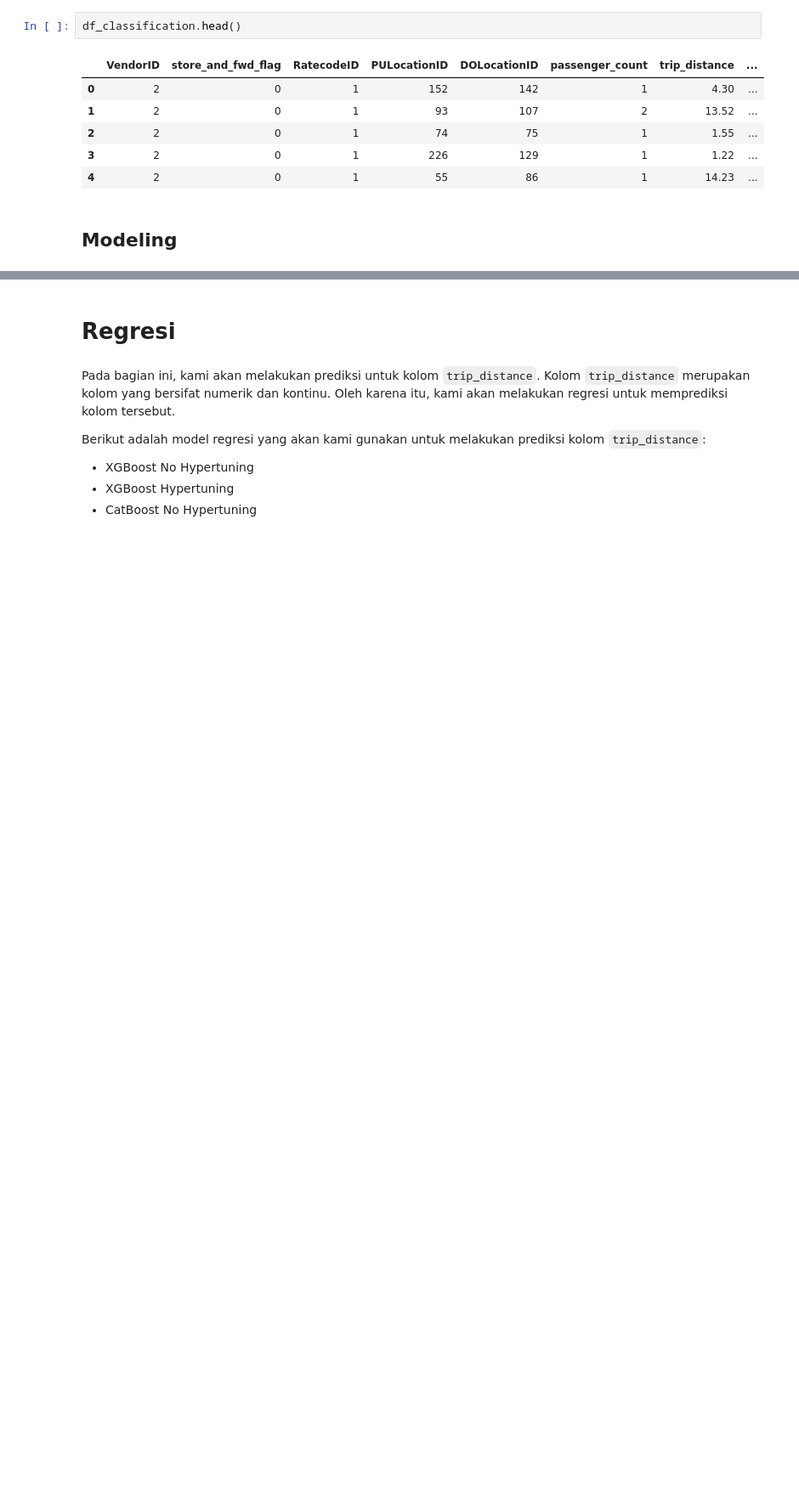
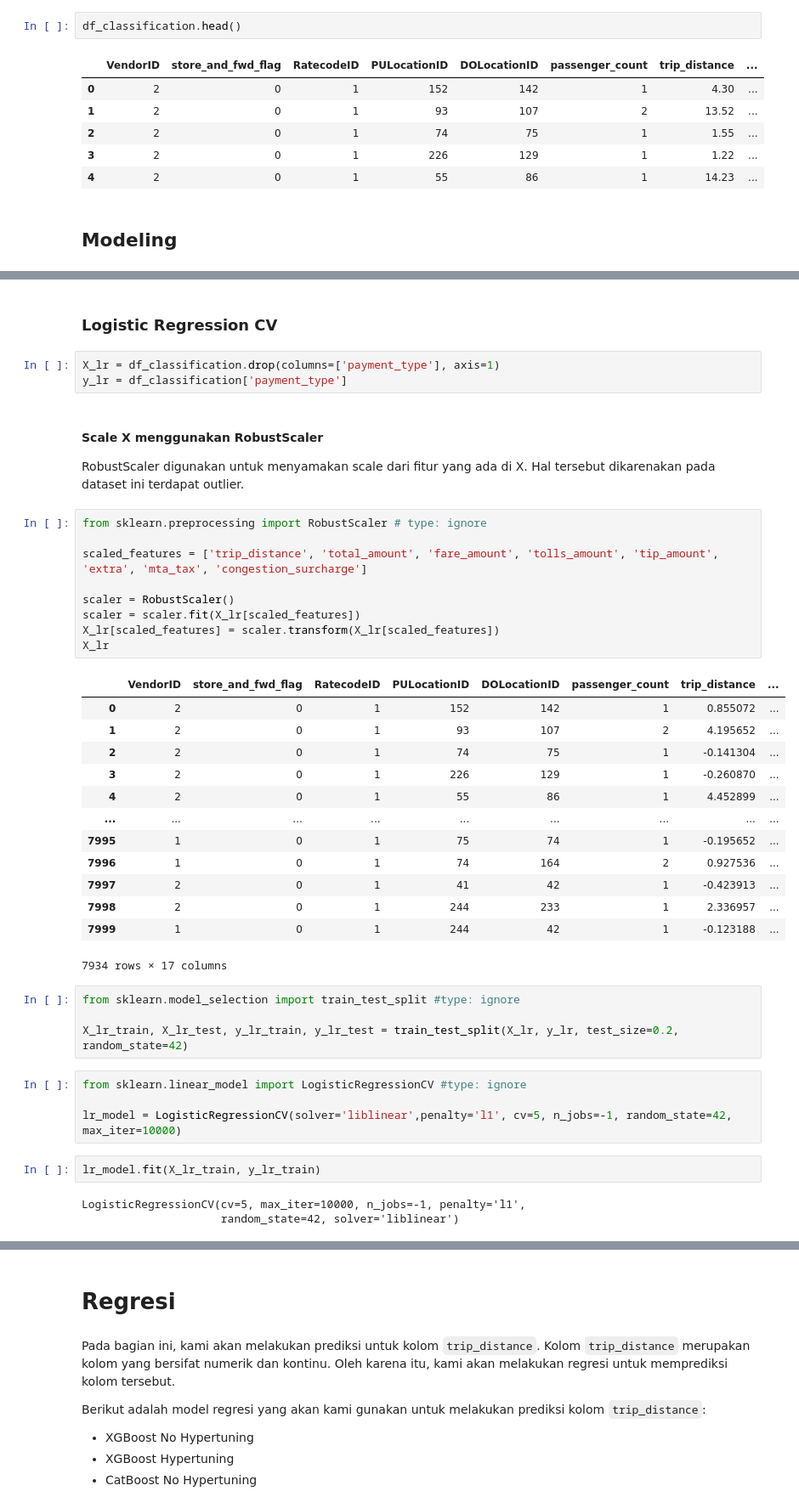
Before and after one commit to kasdead-4432/kasdead, a Jupyter notebook: final/kasdead.ipynb, the cells around one changed output, grey strips where cells are left out. Shown at 85% size. Cells and saved outputs as stored; diff of their text form; blank space fills up the shorter version.

Commit message:
Regression Done

```diff
--- a/final/kasdead.ipynb
+++ b/final/kasdead.ipynb
@@ -431,0 +449,45 @@ df_classification.head()
+# %% [markdown]
+### Logistic Regression CV
+# %%
+X_lr = df_classification.drop(columns=['payment_type'], axis=1)
+y_lr = df_classification['payment_type']
+# %% [markdown]
+#### Scale X menggunakan RobustScaler
+
+RobustScaler digunakan untuk menyamakan scale dari fitur yang ada di X. Hal tersebut dikarenakan pada dataset ini terdapat outlier.
+# %%
+from sklearn.preprocessing import RobustScaler # type: ignore
+
+scaled_features = ['trip_distance', 'total_amount', 'fare_amount', 'tolls_amount', 'tip_amount', 'extra', 'mta_tax', 'congestion_surcharge']
+
+scaler = RobustScaler()
+scaler = scaler.fit(X_lr[scaled_features])
+X_lr[scaled_features] = scaler.transform(X_lr[scaled_features])
+X_lr
+# %% [output]
+|  | VendorID | store_and_fwd_flag | RatecodeID | PULocationID | DOLocationID | passenger_count | trip_distance | ... |
+| 0 | 2 | 0 | 1 | 152 | 142 | 1 | 0.855072 | ... |
+| 1 | 2 | 0 | 1 | 93 | 107 | 2 | 4.195652 | ... |
+| 2 | 2 | 0 | 1 | 74 | 75 | 1 | -0.141304 | ... |
+| 3 | 2 | 0 | 1 | 226 | 129 | 1 | -0.260870 | ... |
+| 4 | 2 | 0 | 1 | 55 | 86 | 1 | 4.452899 | ... |
+| ... | ... | ... | ... | ... | ... | ... | ... | ... |
+| 7995 | 1 | 0 | 1 | 75 | 74 | 1 | -0.195652 | ... |
+| 7996 | 1 | 0 | 1 | 74 | 164 | 2 | 0.927536 | ... |
+| 7997 | 2 | 0 | 1 | 41 | 42 | 1 | -0.423913 | ... |
+| 7998 | 2 | 0 | 1 | 244 | 233 | 1 | 2.336957 | ... |
+| 7999 | 1 | 0 | 1 | 244 | 42 | 1 | -0.123188 | ... |
+7934 rows × 17 columns
+# %%
+from sklearn.model_selection import train_test_split #type: ignore
+
+X_lr_train, X_lr_test, y_lr_train, y_lr_test = train_test_split(X_lr, y_lr, test_size=0.2, random_state=42)
+# %%
+from sklearn.linear_model import LogisticRegressionCV #type: ignore
+
+lr_model = LogisticRegressionCV(solver='liblinear',penalty='l1', cv=5, n_jobs=-1, random_state=42, max_iter=10000)
+# %%
+lr_model.fit(X_lr_train, y_lr_train)
+# %% [output]
+LogisticRegressionCV(cv=5, max_iter=10000, n_jobs=-1, penalty='l1',
+                     random_state=42, solver='liblinear')
```
Also changed, not shown: parts of 53 cells of this notebook.
